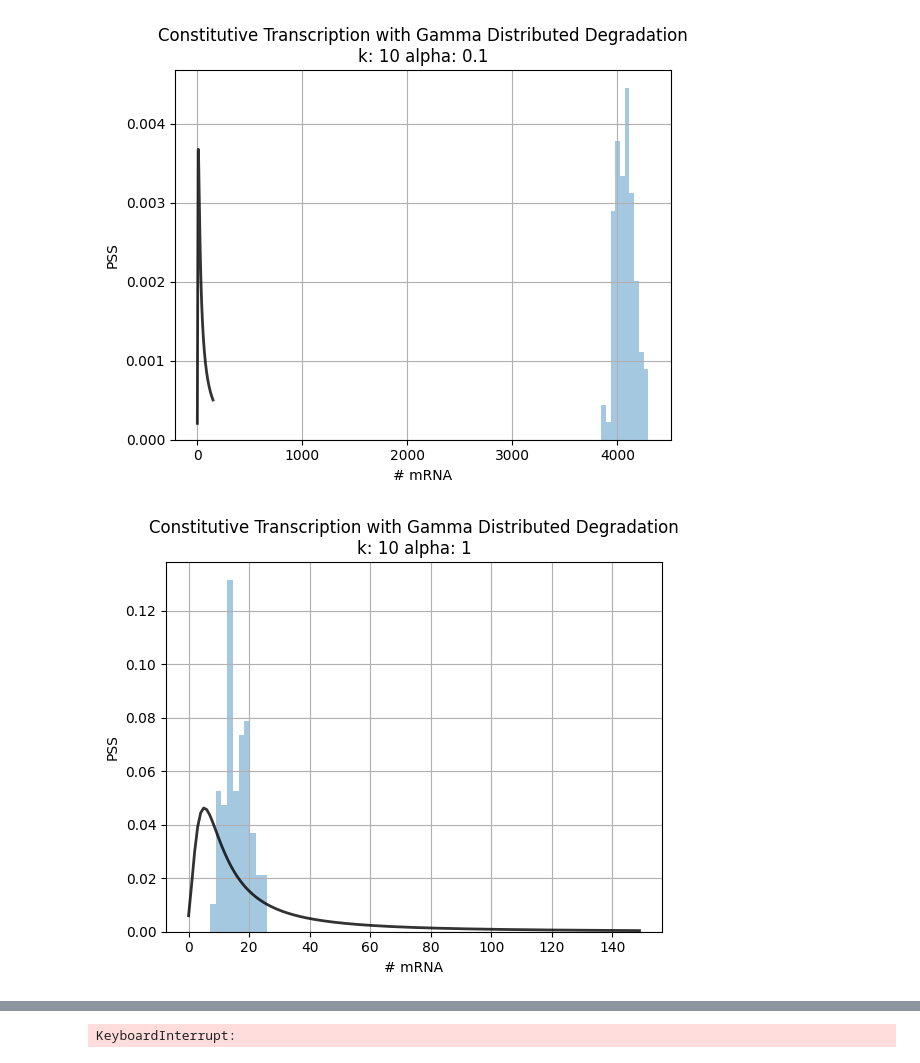
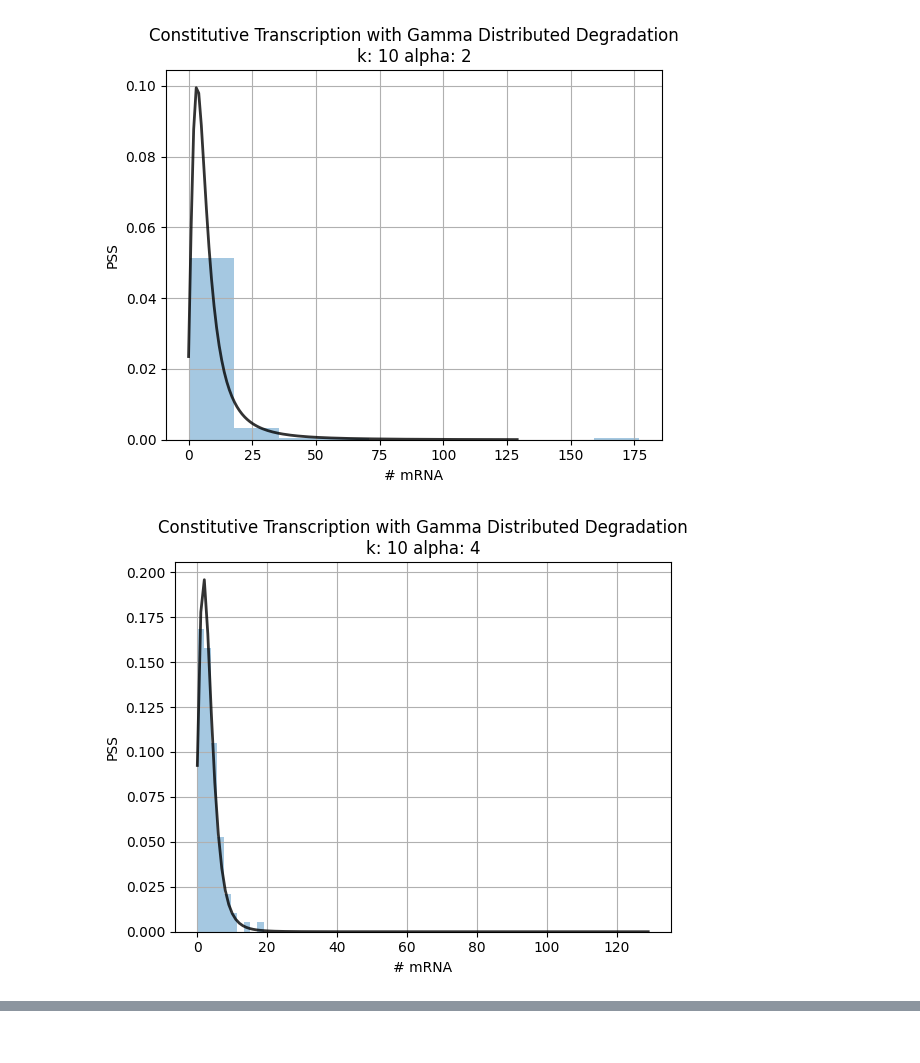
Before and after one commit to mtcarilli/bursty-deg-cme, a Jupyter notebook: gammaDegradation.ipynb, the cells around one changed output, grey strips where cells are left out. Saved outputs shown, nothing was run; the diff lists cells and outputs as text; code cells hidden in the pictures.

```diff
--- a/gammaDegradation.ipynb
+++ b/gammaDegradation.ipynb
@@ -17,7 +17,7 @@ def getPropensities(X,args):
   '''
 
   P1 = args['k']
-  lam = np.random.gamma(args['alpha'])  # sample from gamma distribution with shape alpha
+  lam = args['lambda']
   P2 = lam*X
 
   return np.array([P1,P2])
@@ -58,7 +58,9 @@ def runRxns(initcond,T,args,updateRules,N):
   '''
   rxns = np.zeros((N,1))
   for n in range(N):
-    X = runRxn(initcond,T,args,updateRules)
+    lam = np.random.gamma(args['alpha'])  # sample from gamma distribution with shape alpha
+    args_ = {'k' : args['k'], 'lambda' : lam}
+    X = runRxn(initcond,T,args_,updateRules)
     rxns[n,:] = X
 
   return rxns
@@ -78,26 +80,22 @@ def analyticalSolutionPSS(n,args):
   bessel =  scipy.special.kv(alpha-n,2*np.sqrt(k))  # Modified Bessel function of the second kind of real order v
   PSS = prefactor*bessel
   return PSS
-# %%
-T = 100
-args_ = {'k' : 10, 'alpha' : 5}
-rxns = runRxns(0,T,args_,updateRules,1000)
 # %%
-T = 1000
+T = 100
 k = 10
-for alpha in [.1,1,2,3,4,5,6,7,8,9,10]:
+for alpha in [2,4,5,6,7]:
   args_ = {'k' : k, 'alpha' : alpha}
   rxns = runRxns(0,T,args_,updateRules,100)
-  PSS = analyticalSolutionPSS(np.arange(0,150),args_)
+  PSS = analyticalSolutionPSS(np.arange(0,130),args_)
 
   plt.plot(PSS,color='black',linewidth=2,alpha=0.8)
 
   plt.hist(rxns,density=True,alpha=0.4)
   plt.xlabel('# mRNA')
   plt.ylabel('PSS')
   plt.title(f'Constitutive Transcription with Gamma Distributed Degradation\nk: {k} alpha: {alpha}')
   plt.grid()
   plt.show()
 # %% [output]
-[figure, old version]
+[figure, new version]
-[figure, old version]
+[figure, new version]
@@ -110 +104,0 @@ for alpha in [.1,1,2,3,4,5,6,7,8,9,10]:
-KeyboardInterrupt:
```
Also changed, not shown: parts of 1 cell of this notebook.
